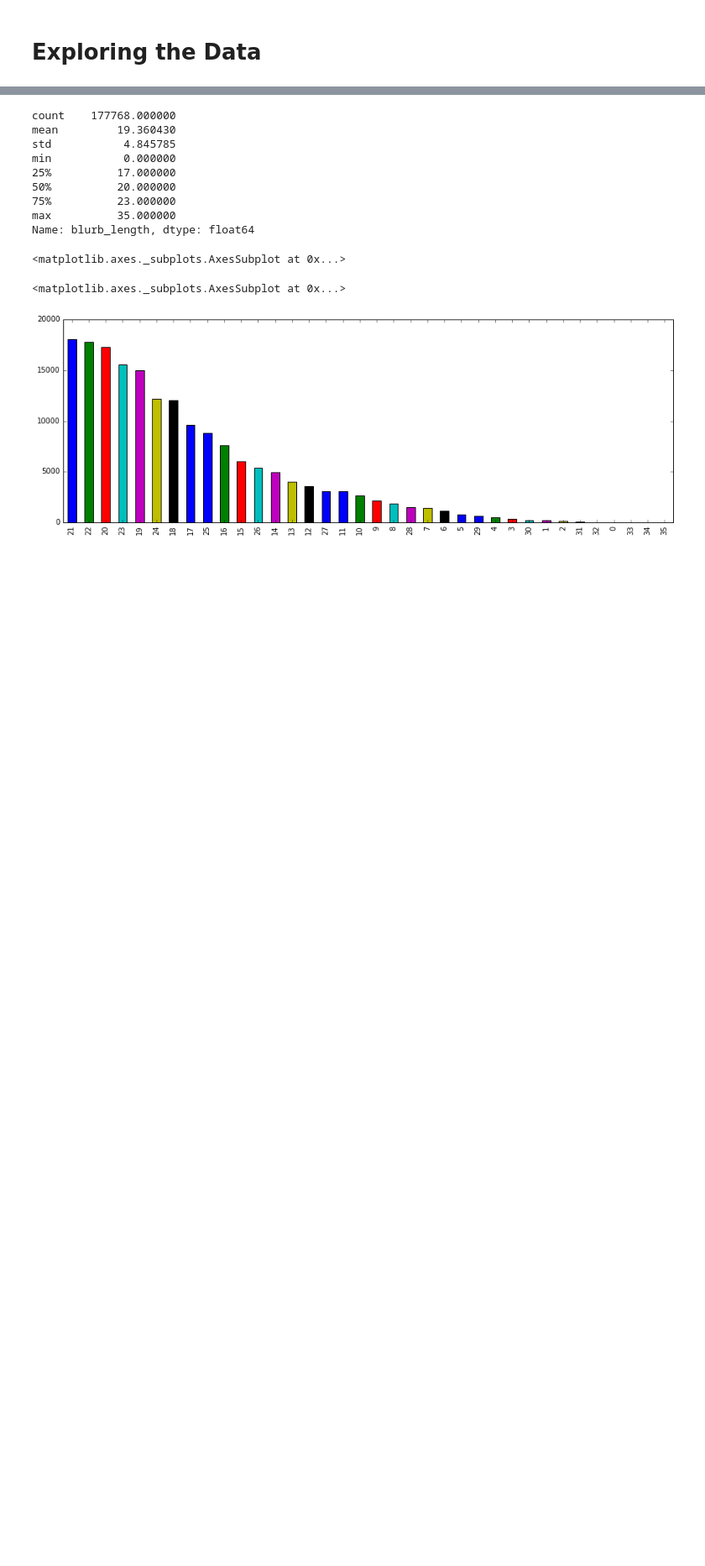
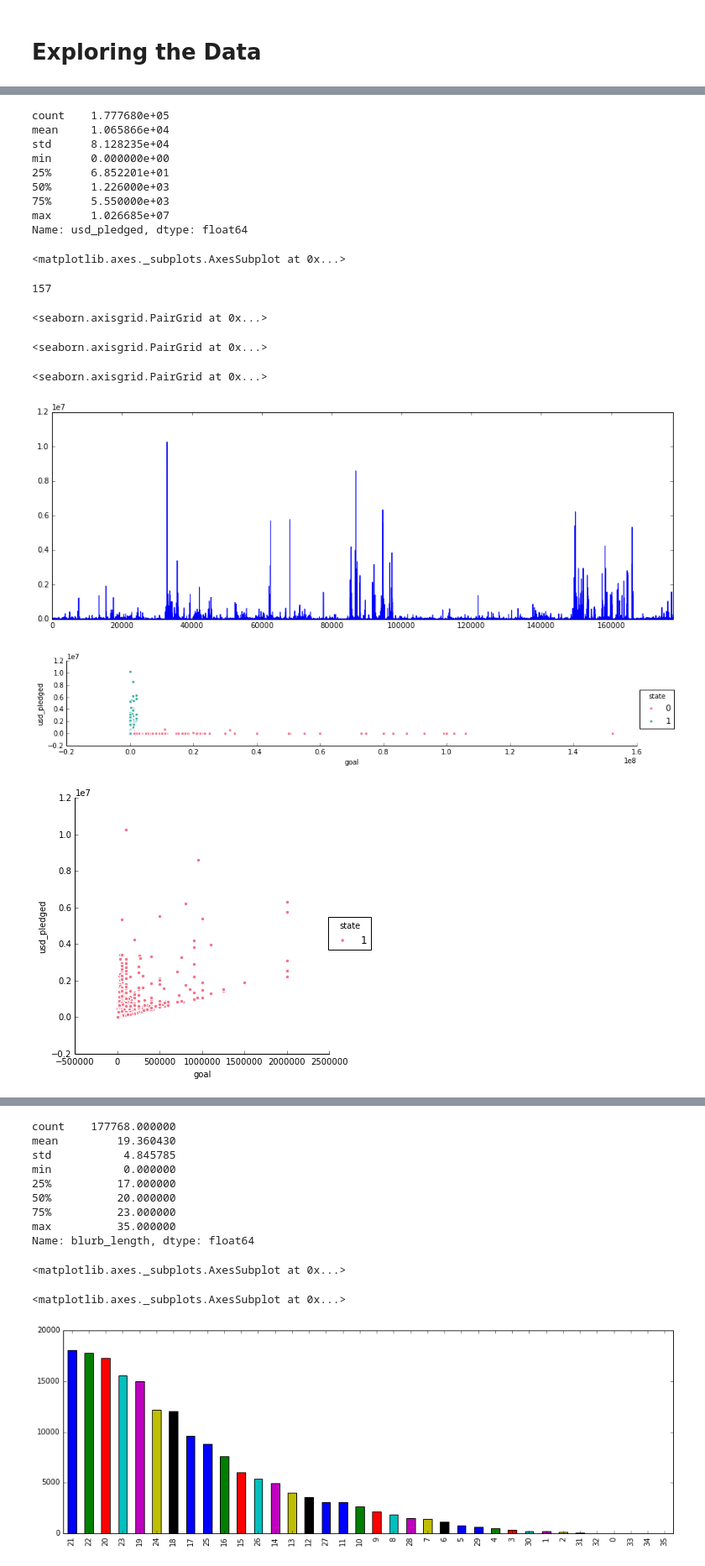
Before and after one commit to jaeeolma/ties445, a Jupyter notebook: Data exploration.ipynb, the cells around one changed output, grey strips where cells are left out. Shown at 84% size. Saved outputs shown, nothing was run; the diff lists cells and outputs as text; code cells hidden in the pictures; blank space fills up the shorter version.

```diff
--- a/Data exploration.ipynb
+++ b/Data exploration.ipynb
@@ -154,0 +158,29 @@ Name: usd_pledged, dtype: float64
+# %%
+df.usd_pledged.describe()
+
+df.usd_pledged.plot(figsize=(15,5))
+
+len(df.usd_pledged[df.usd_pledged > 1000000])
+
+# usd_pledged and goal
+sns.pairplot(train_df, x_vars=['goal'], y_vars=['usd_pledged'], hue='state', palette='husl', aspect=5)
+sns.pairplot(train_df[train_df.state == 1], x_vars=['goal'], y_vars=['usd_pledged'], hue='state', palette='husl', size=5)
+sns.pairplot(train_df[train_df.state == 0], x_vars=['goal'], y_vars=['usd_pledged'], hue='state', palette='husl', size=5)
+# %% [output]
+count    1.777680e+05
+mean     1.065866e+04
+std      8.128235e+04
+min      0.000000e+00
+25%      6.852201e+01
+50%      1.226000e+03
+75%      5.550000e+03
+max      1.026685e+07
+Name: usd_pledged, dtype: float64
+<matplotlib.axes._subplots.AxesSubplot at 0x...>
+157
+<seaborn.axisgrid.PairGrid at 0x...>
+<seaborn.axisgrid.PairGrid at 0x...>
+<seaborn.axisgrid.PairGrid at 0x...>
+[figure, added]
+[figure, added]
+[figure, added]
```
Also changed, not shown: parts of 43 cells of this notebook.
